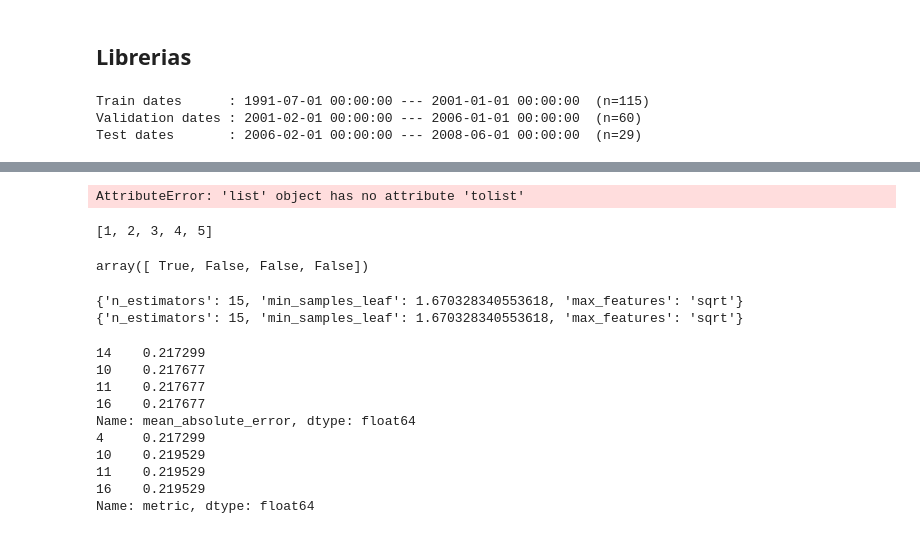
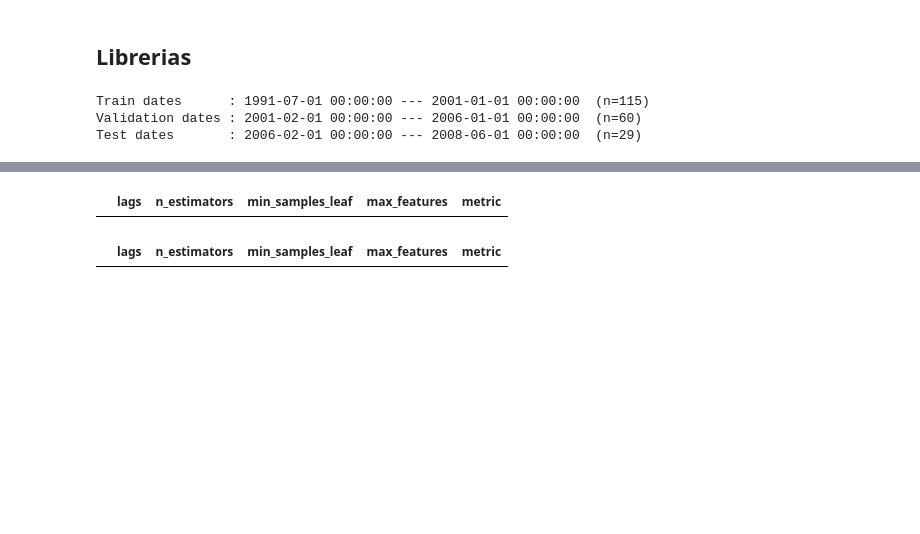
Before and after one commit to JoaquinAmatRodrigo/skforecast, a Jupyter notebook: dev/multiple_metrics_bayesian_search.ipynb, the cells around one changed output, grey strips where cells are left out. Saved outputs shown, nothing was run; the diff lists cells and outputs as text; code cells hidden in the pictures; blank space fills up the shorter version.

```diff
--- a/dev/multiple_metrics_bayesian_search.ipynb
+++ b/dev/multiple_metrics_bayesian_search.ipynb
@@ -619,35 +1152,25 @@ Number of models compared: 20, 10 bayesian search in each lag configuration.
-# %%
-results_1.lags = results_1.lags.apply(lambda x: x.tolist())
-results_2.lags = results_2.lags.apply(lambda x: x.tolist())
-filtro = (results_1.params.values == results_2.params.values) and (results_1.lags == results_2.lags)
-filtro
-# %% [output]
-AttributeError: 'list' object has no attribute 'tolist'
-# %%
-results_2.lags.loc[14].tolist()
-# %% [output]
-[1, 2, 3, 4, 5]
-# %%
-results_1.mean_absolute_error.loc[filtro].values == results_2.metric.loc[filtro].values
-# %% [output]
-array([ True, False, False, False])
-# %%
-print(results_1.params.loc[5])
-print(results_1.params.loc[5])
-# %% [output]
-{'n_estimators': 15, 'min_samples_leaf': 1.670328340553618, 'max_features': 'sqrt'}
-{'n_estimators': 15, 'min_samples_leaf': 1.670328340553618, 'max_features': 'sqrt'}
-# %%
-print(results_1.mean_absolute_error.loc[filtro])
-print(results_2.metric.loc[filtro])
-# %% [output]
-14    0.217299
-10    0.217677
-11    0.217677
-16    0.217677
-Name: mean_absolute_error, dtype: float64
-4     0.217299
-10    0.219529
-11    0.219529
-16    0.219529
-Name: metric, dtype: float64
+# %%
+results_1 = results_1.rename(columns={'mean_squared_error': 'metric'})
+results_2 = results_2.rename(columns={'mean_squared_error': 'metric'})
+
+results_1.lags = results_1.lags.astype(str)
+results_2.lags = results_2.lags.astype(str)
+
+cols = ['lags', 'n_estimators', 'min_samples_leaf', 'max_features', 'metric']
+cols_to_sort = ['lags', 'n_estimators', 'min_samples_leaf', 'max_features']
+
+results_1 = results_1[cols].sort_values(by=cols_to_sort).reset_index(drop=True)
+results_2 = results_2[cols].sort_values(by=cols_to_sort).reset_index(drop=True)
+
+equal_hiperparameters = (results_1[cols_to_sort] == results_2[cols_to_sort]).all(axis=1)
+
+results_1 = results_1[equal_hiperparameters]
+results_2 = results_2[equal_hiperparameters]
+# %%
+
+no_match = results_1.metric != results_2.metric
+display(results_1[no_match])
+display(results_2[no_match])
+# %% [output]
+|  | lags | n_estimators | min_samples_leaf | max_features | metric |
+|  | lags | n_estimators | min_samples_leaf | max_features | metric |
```
Also changed, not shown: parts of 5 cells of this notebook.
